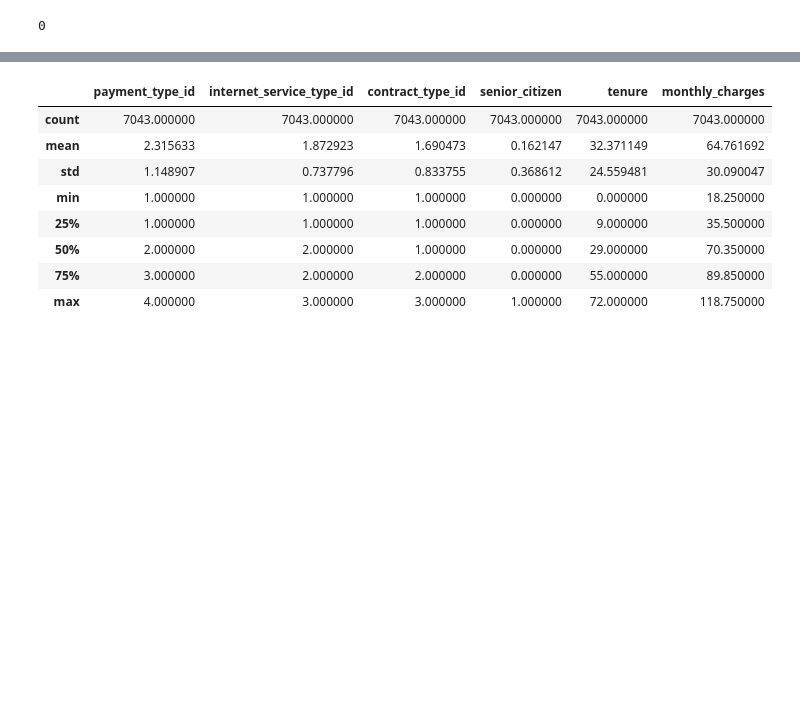
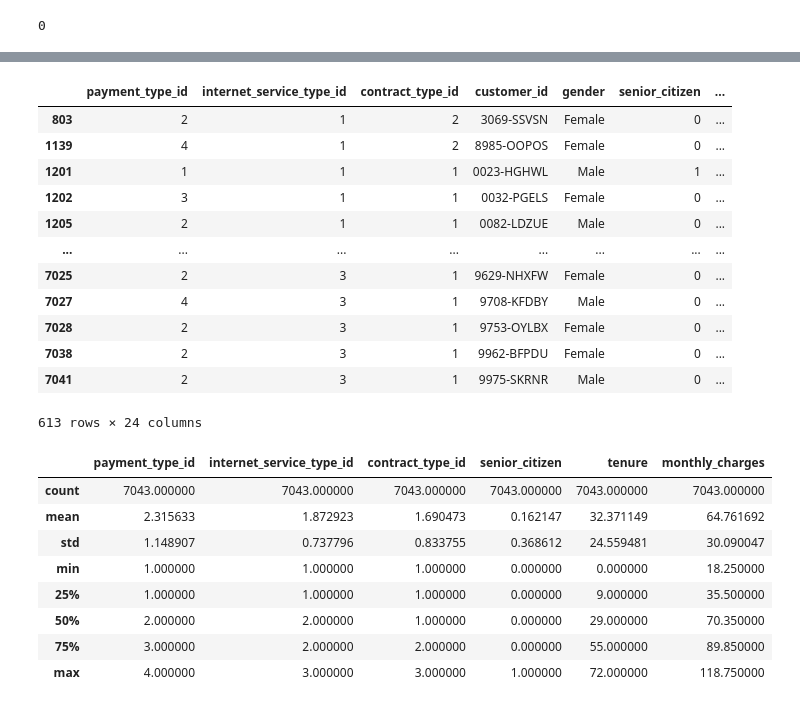
Before and after one commit to jeffakins/telco_project, a Jupyter notebook: telco_churn_data.ipynb, the cells around one changed output, grey strips where cells are left out. Cells and saved outputs as stored; diff of their text form; code cells hidden in the pictures; blank space fills up the shorter version.

```diff
--- a/telco_churn_data.ipynb
+++ b/telco_churn_data.ipynb
@@ -52,3 +83,19 @@ telco_df.total_charges.isnull().sum()
+# %%
+telco_df[telco_df.tenure == 1]
+# %% [output]
+|  | payment_type_id | internet_service_type_id | contract_type_id | customer_id | gender | senior_citizen | ... |
+| 803 | 2 | 1 | 2 | 3069-SSVSN | Female | 0 | ... |
+| 1139 | 4 | 1 | 2 | 8985-OOPOS | Female | 0 | ... |
+| 1201 | 1 | 1 | 1 | 0023-HGHWL | Male | 1 | ... |
+| 1202 | 3 | 1 | 1 | 0032-PGELS | Female | 0 | ... |
+| 1205 | 2 | 1 | 1 | 0082-LDZUE | Male | 0 | ... |
+| ... | ... | ... | ... | ... | ... | ... | ... |
+| 7025 | 2 | 3 | 1 | 9629-NHXFW | Female | 0 | ... |
+| 7027 | 4 | 3 | 1 | 9708-KFDBY | Male | 0 | ... |
+| 7028 | 2 | 3 | 1 | 9753-OYLBX | Female | 0 | ... |
+| 7038 | 2 | 3 | 1 | 9962-BFPDU | Female | 0 | ... |
+| 7041 | 2 | 3 | 1 | 9975-SKRNR | Male | 0 | ... |
+613 rows × 24 columns
 # %%
 telco_df.describe() # Not really helpful at this point
 # %% [output]
```
Also changed, not shown: parts of 4 cells of this notebook.
